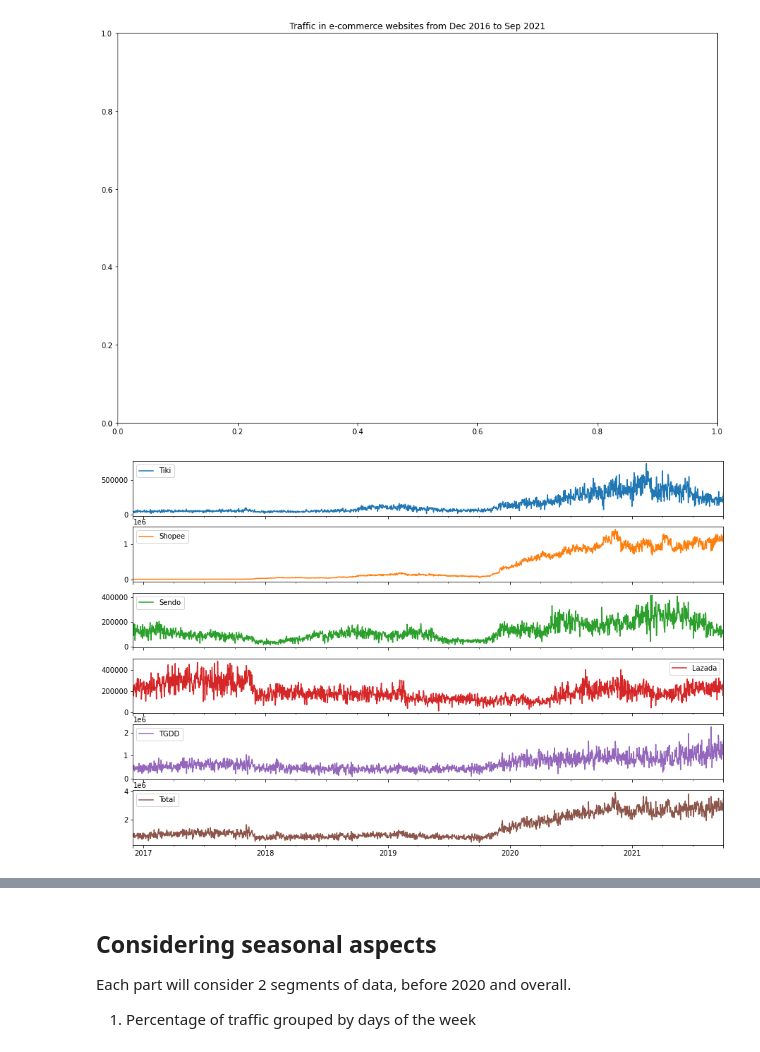
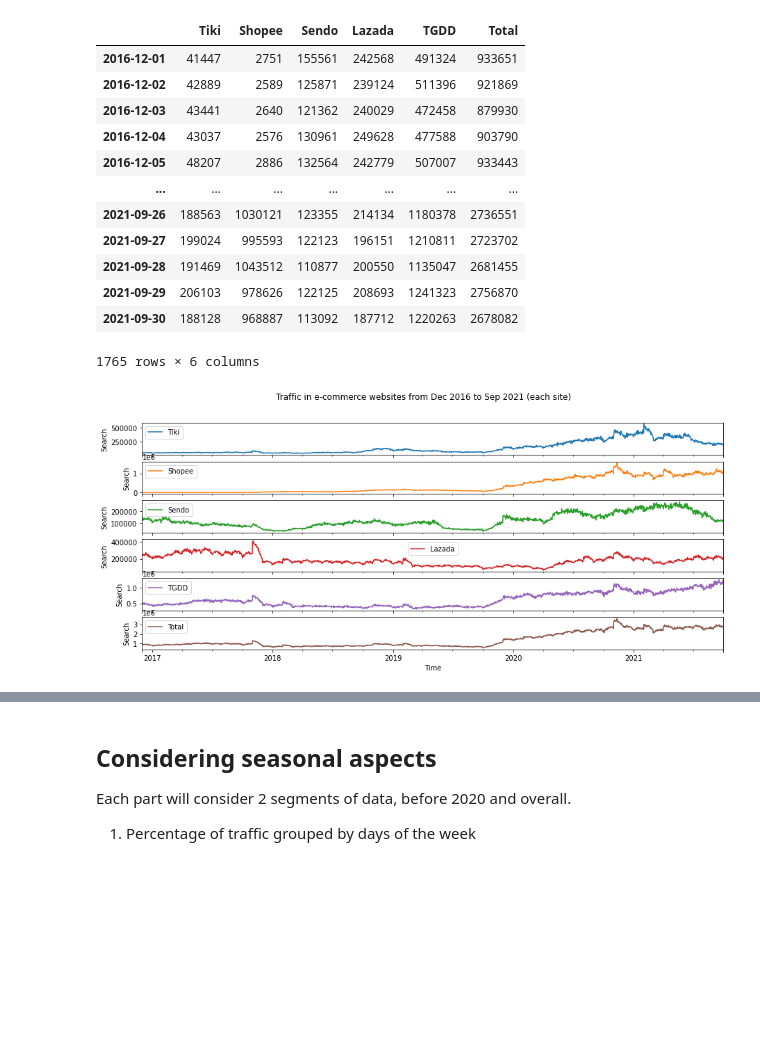
Before and after one commit to dfighter1312/data-mining, a Jupyter notebook: mini-project/time_series_analysis.ipynb, the cells around one changed output, grey strips where cells are left out. Drawn from its saved outputs; the diff is of its cells as text; code cells hidden in the pictures; blank space fills up the shorter version.

```diff
--- a/mini-project/time_series_analysis.ipynb
+++ b/mini-project/time_series_analysis.ipynb
@@ -30,8 +34,14 @@ df_ecom
 1765 rows × 5 columns
 # %%
 import matplotlib as mpl
-mpl.rcParams['figure.figsize'] = (15, 10)
-df_ecom.plot()
+mpl.rcParams['figure.figsize'] = (15, 6)
+plt.plot(df_ecom)
 plt.title('Traffic in e-commerce websites from Dec 2016 to Sep 2021')
+plt.xlabel('Time')
+plt.ylabel('Organic Search Traffic')
+x_axv = df_ecom['2020-01-01':'2020-01-01'].index
+x_ann = df_ecom['2019-05-01':'2019-05-01'].index
+plt.axvline(x=x_axv, color='blue', linewidth=1)
+plt.annotate("Split from here →", (x_ann, 1500000), color = "blue")
 plt.show()
 # %% [output]
@@ -57,10 +51,28 @@ df_ecom
+# %%
+df_ecom
+# %% [output]
+|  | Tiki | Shopee | Sendo | Lazada | TGDD | Total |
+| 2016-12-01 | 41447 | 2751 | 155561 | 242568 | 491324 | 933651 |
+| 2016-12-02 | 42889 | 2589 | 125871 | 239124 | 511396 | 921869 |
+| 2016-12-03 | 43441 | 2640 | 121362 | 240029 | 472458 | 879930 |
+| 2016-12-04 | 43037 | 2576 | 130961 | 249628 | 477588 | 903790 |
+| 2016-12-05 | 48207 | 2886 | 132564 | 242779 | 507007 | 933443 |
+| ... | ... | ... | ... | ... | ... | ... |
+| 2021-09-26 | 188563 | 1030121 | 123355 | 214134 | 1180378 | 2736551 |
+| 2021-09-27 | 199024 | 995593 | 122123 | 196151 | 1210811 | 2723702 |
+| 2021-09-28 | 191469 | 1043512 | 110877 | 200550 | 1135047 | 2681455 |
+| 2021-09-29 | 206103 | 978626 | 122125 | 208693 | 1241323 | 2756870 |
+| 2021-09-30 | 188128 | 968887 | 113092 | 187712 | 1220263 | 2678082 |
+1765 rows × 6 columns
 # %%
-plt.title('Traffic in e-commerce websites from Dec 2016 to Sep 2021')
-df_ecom.plot(subplots=True)
+df_ecom.plot(
+    subplots=True,
+    title='Traffic in e-commerce websites from Dec 2016 to Sep 2021 (each site)',
+    xlabel='Time', ylabel='Search'
+)
 plt.show()
 # %% [output]
-[figure, old version]
+[figure, new version]
-[figure, removed]
 # %%
 df_ecom.describe()
 # %% [output]
```
Also changed, not shown: parts of 44 cells of this notebook, 6 other files.
